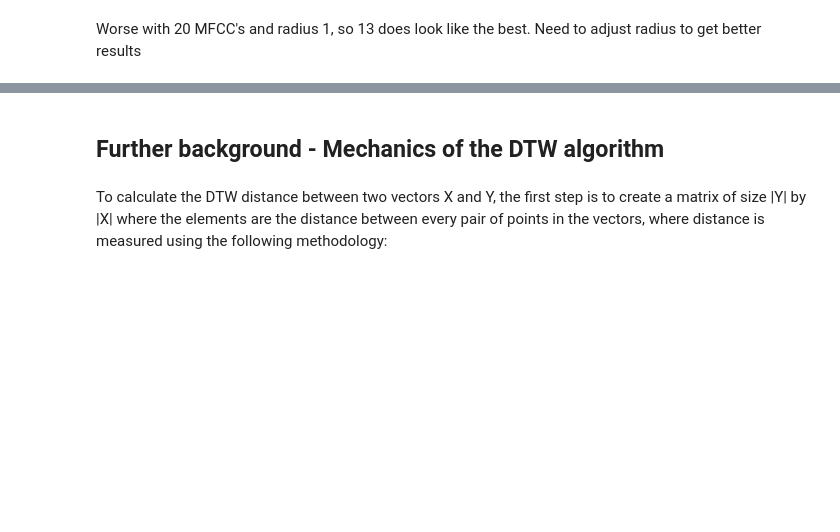
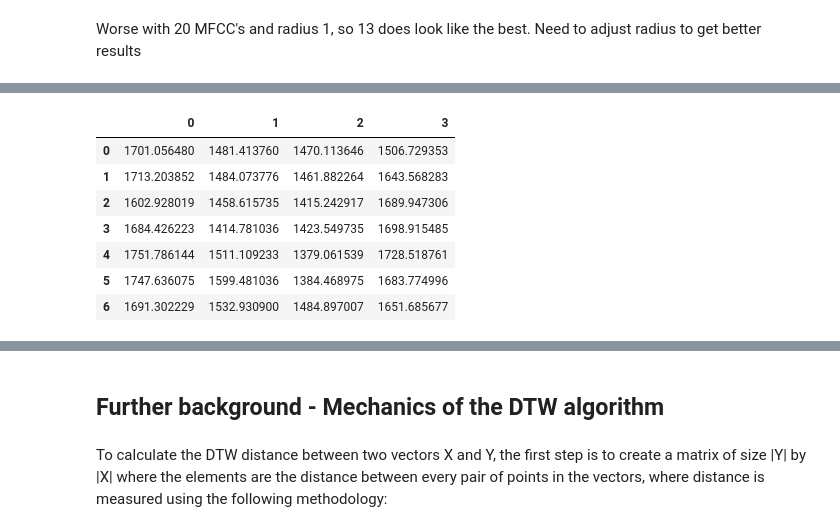
Before and after one commit to miketp333/mids_capstone, a Jupyter notebook: models/dtw_dysarthric_speech_all.ipynb, the cells around one changed output, grey strips where cells are left out. Drawn from its saved outputs; the diff is of its cells as text; code cells hidden in the pictures; blank space fills up the shorter version.

```diff
--- a/models/dtw_dysarthric_speech_all.ipynb
+++ b/models/dtw_dysarthric_speech_all.ipynb
@@ -722,7 +709,7 @@ Correct|Prediction| MFCC Predictions
 ----------------------------------------------------------------------
 % Correct (Overall): 75.0
 # %%
-x_train, x_test, train_len, test_len, y_test= generate_mfcc_lists(df, 13)
+x_train, x_test, train_aud, test_aud, train_len, test_len, y_test= generate_mfcc_lists(df, 13)
 master_dist = calc_dtw(x_train, x_test, train_len, test_len, radius=5)
 prediction(master_dist, y_test)
 # %% [output]
@@ -737,0 +745,11 @@ Correct|Prediction| MFCC Predictions
+# %%
+pd.DataFrame(master_dist[3])
+# %% [output]
+|  | 0 | 1 | 2 | 3 |
+| 0 | 1701.056480 | 1481.413760 | 1470.113646 | 1506.729353 |
+| 1 | 1713.203852 | 1484.073776 | 1461.882264 | 1643.568283 |
+| 2 | 1602.928019 | 1458.615735 | 1415.242917 | 1689.947306 |
+| 3 | 1684.426223 | 1414.781036 | 1423.549735 | 1698.915485 |
+| 4 | 1751.786144 | 1511.109233 | 1379.061539 | 1728.518761 |
+| 5 | 1747.636075 | 1599.481036 | 1384.468975 | 1683.774996 |
+| 6 | 1691.302229 | 1532.930900 | 1484.897007 | 1651.685677 |
```
Also changed, not shown: parts of 72 cells of this notebook.
